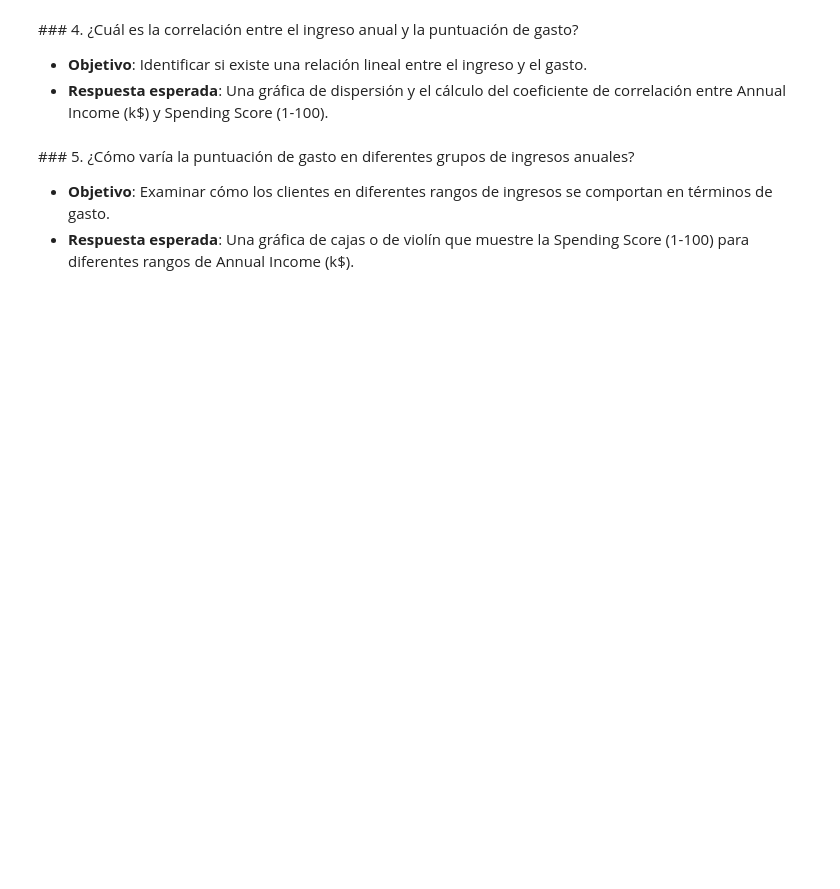
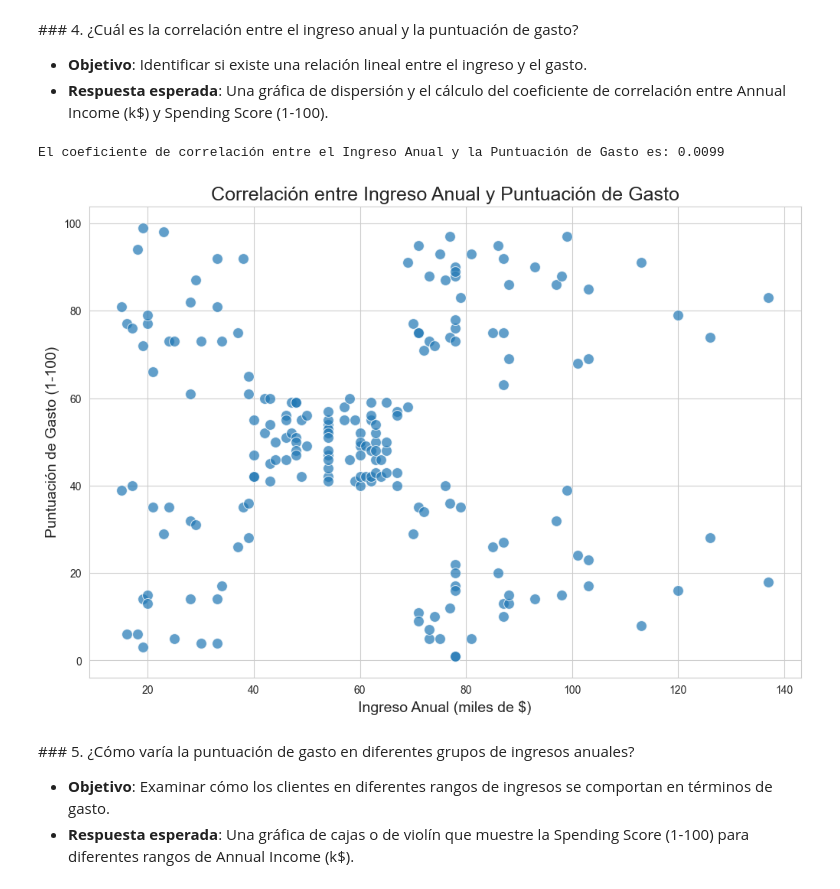
Before and after one commit to jesusvasquezjr3/Aprendizaje-No-Supervisado, a Jupyter notebook: 1_EDA.ipynb, the cells around one changed output. Cells and saved outputs as stored; diff of their text form; code cells hidden in the pictures; blank space fills up the shorter version.

```diff
--- a/1_EDA.ipynb
+++ b/1_EDA.ipynb
@@ -69,7 +104,26 @@ plt.show()
 - **Objetivo**: Identificar si existe una relación lineal entre el ingreso y el gasto.
 - **Respuesta esperada**: Una gráfica de dispersión y el cálculo del coeficiente de correlación entre Annual Income (k$) y Spending Score (1-100).
 # %%
-# tu código aquí
+# Calcular el coeficiente de correlación
+correlation = df[['Annual Income (k$)', 'Spending Score (1-100)']].corr()
+correlation_value = correlation.loc['Annual Income (k$)', 'Spending Score (1-100)']
+
+# Imprimir el resultado de la correlación
+print(f"El coeficiente de correlación entre el Ingreso Anual y la Puntuación de Gasto es: {correlation_value:.4f}")
+
+# Crear la gráfica de dispersión
+plt.figure(figsize=(12, 8))
+sns.scatterplot(x='Annual Income (k$)', y='Spending Score (1-100)', data=df, s=100, alpha=0.7)
+
+# Añadir títulos y etiquetas
+plt.title('Correlación entre Ingreso Anual y Puntuación de Gasto', fontsize=18)
+plt.xlabel('Ingreso Anual (miles de $)', fontsize=14)
+plt.ylabel('Puntuación de Gasto (1-100)', fontsize=14)
+
+plt.show()
+# %% [output]
+El coeficiente de correlación entre el Ingreso Anual y la Puntuación de Gasto es: 0.0099
+[figure, added]
 # %% [markdown]
 ### 5. ¿Cómo varía la puntuación de gasto en diferentes grupos de ingresos anuales?
 - **Objetivo**: Examinar cómo los clientes en diferentes rangos de ingresos se comportan en términos de gasto.
```
Also changed, not shown: parts of 9 cells of this notebook.
